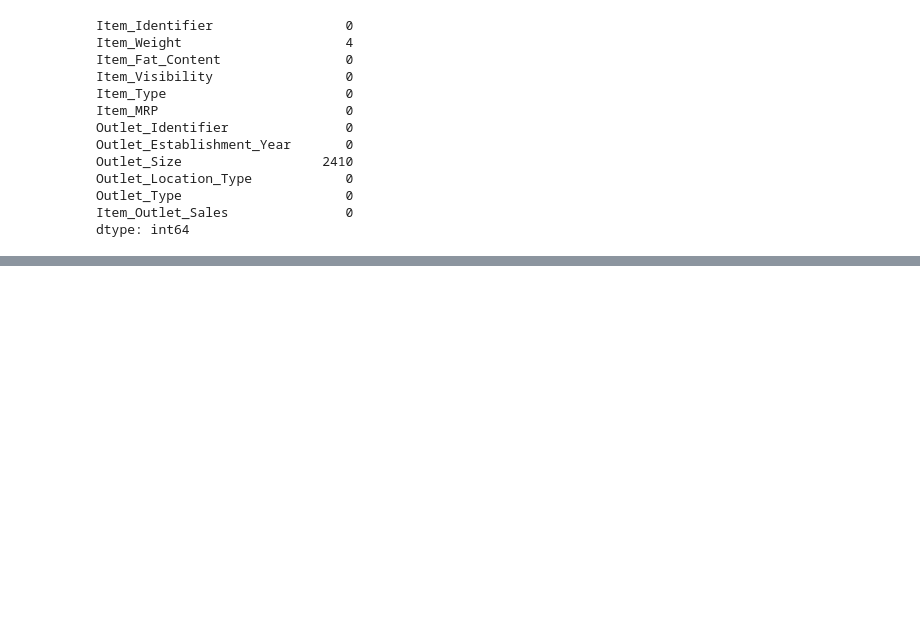
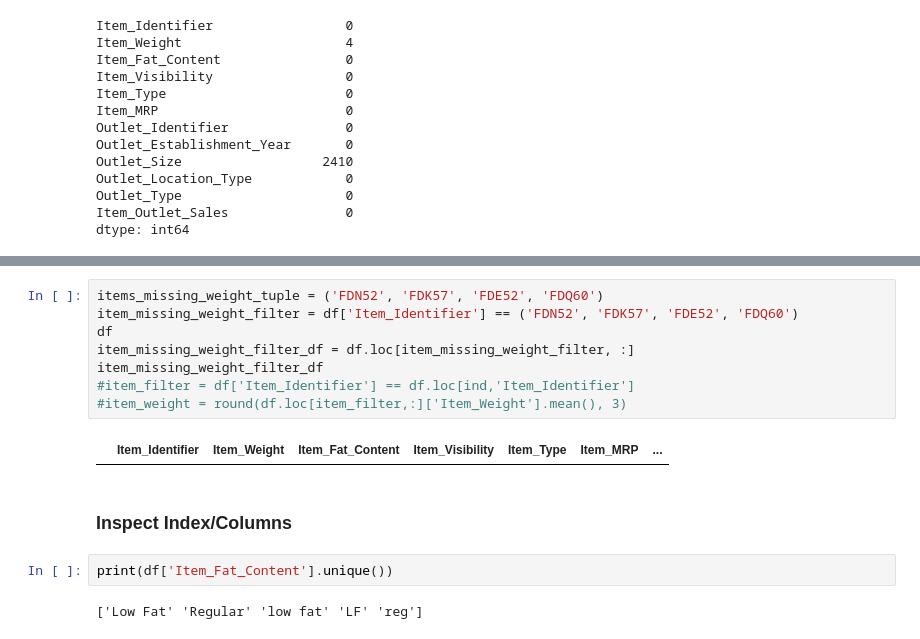
Before and after one commit to YBilodeau/Sales-Predictions, a Jupyter notebook: Sales_Prediction_Project.ipynb, the cells around one changed output, grey strips where cells are left out. Saved outputs shown, nothing was run; the diff lists cells and outputs as text; blank space fills up the shorter version.

```diff
--- a/Sales_Prediction_Project.ipynb
+++ b/Sales_Prediction_Project.ipynb
@@ -174,0 +155,16 @@ dtype: int64
+# %%
+items_missing_weight_tuple = ('FDN52', 'FDK57', 'FDE52', 'FDQ60')
+item_missing_weight_filter = df['Item_Identifier'] == ('FDN52', 'FDK57', 'FDE52', 'FDQ60')
+df
+item_missing_weight_filter_df = df.loc[item_missing_weight_filter, :]
+item_missing_weight_filter_df
+#item_filter = df['Item_Identifier'] == df.loc[ind,'Item_Identifier']
+#item_weight = round(df.loc[item_filter,:]['Item_Weight'].mean(), 3)
+# %% [output]
+|  | Item_Identifier | Item_Weight | Item_Fat_Content | Item_Visibility | Item_Type | Item_MRP | ... |
+# %% [markdown]
+### **Inspect Index/Columns**
+# %%
+print(df['Item_Fat_Content'].unique())
+# %% [output]
+['Low Fat' 'Regular' 'low fat' 'LF' 'reg']
```
Also changed, not shown: parts of 4 cells of this notebook.
